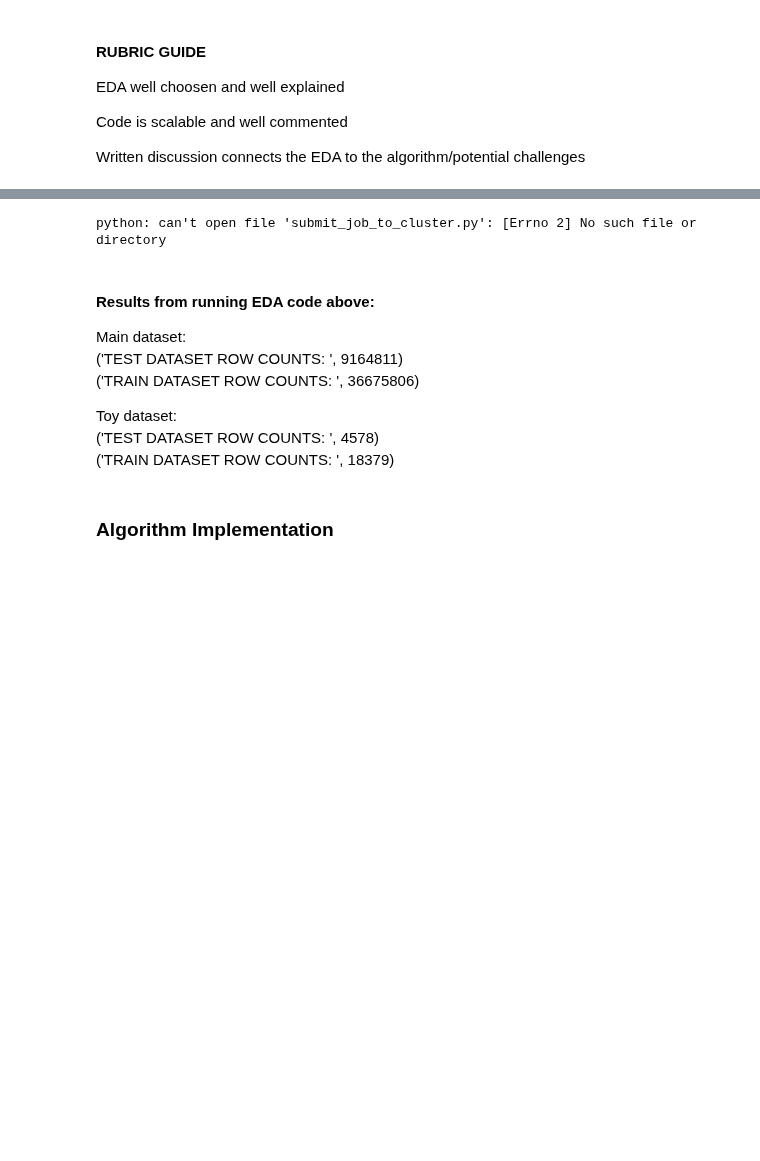
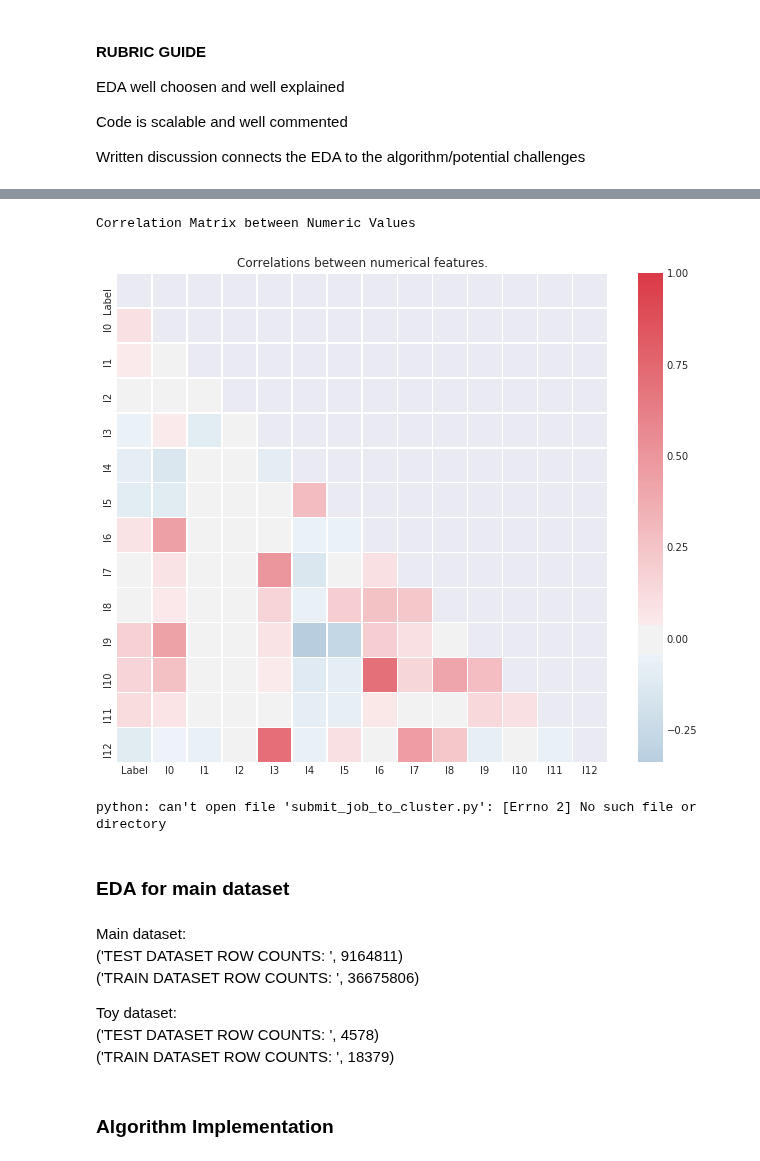
Before and after one commit to noahrandolph/Parallel-Click-Through-Rate-Predictor, a Jupyter notebook: AL_copy2_ w261_group5_final_project.ipynb, the cells around one changed output, grey strips where cells are left out. Saved outputs shown, nothing was run; the diff lists cells and outputs as text; code cells hidden in the pictures; blank space fills up the shorter version.

```diff
--- a/w261_group5_final_project.ipynb
+++ b/AL_copy2_ w261_group5_final_project.ipynb
@@ -395,9 +536,16 @@ Figure(1100x900)
+# %%
+print("\nCorrelation Matrix between Numeric Values")
+CorrMatrix(pandaTrain)
+# %% [output]
+Correlation Matrix between Numeric Values
+[figure, added]
 # %%
 !python submit_job_to_cluster.py --project_id=w261-222623 --zone=us-central1-b --cluster_name=testcluster --gcs_bucket=w261_final_project --key_file=$HOME/w261.json --create_new_cluster --pyspark_file=row_counts.py --instance_type=n1-standard-4 --worker_nodes=2
 # %% [output]
 python: can't open file 'submit_job_to_cluster.py': [Errno 2] No such file or directory
+# %% [markdown]
+### EDA for main dataset
 # %% [markdown]
-#### Results from running EDA code above:
 Main dataset:<br>
 ('TEST DATASET ROW COUNTS: ', 9164811)<br>
 ('TRAIN DATASET ROW COUNTS: ', 36675806)<br>
```
Also changed, not shown: parts of 10 cells of this notebook, 2 other files.
